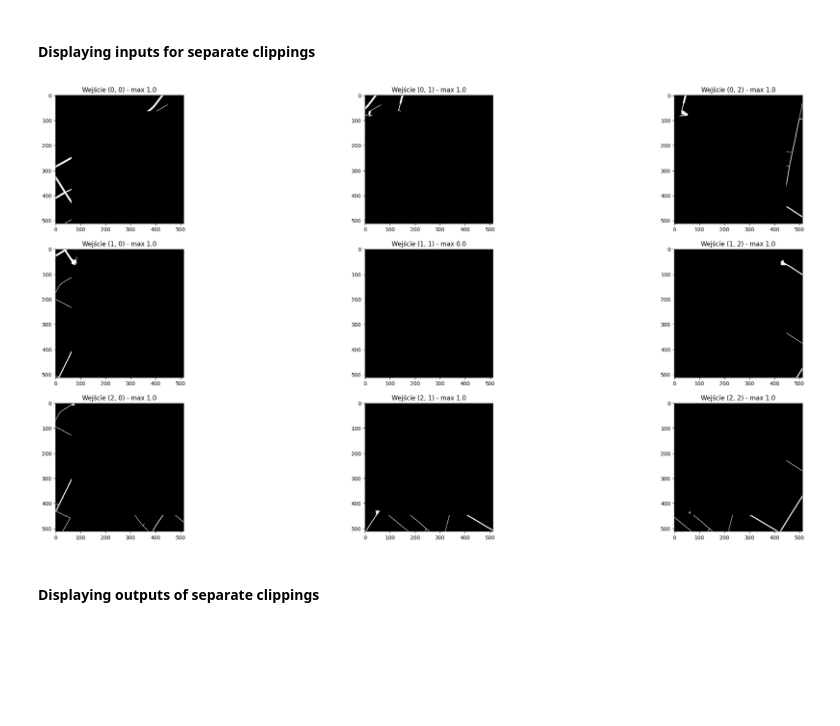
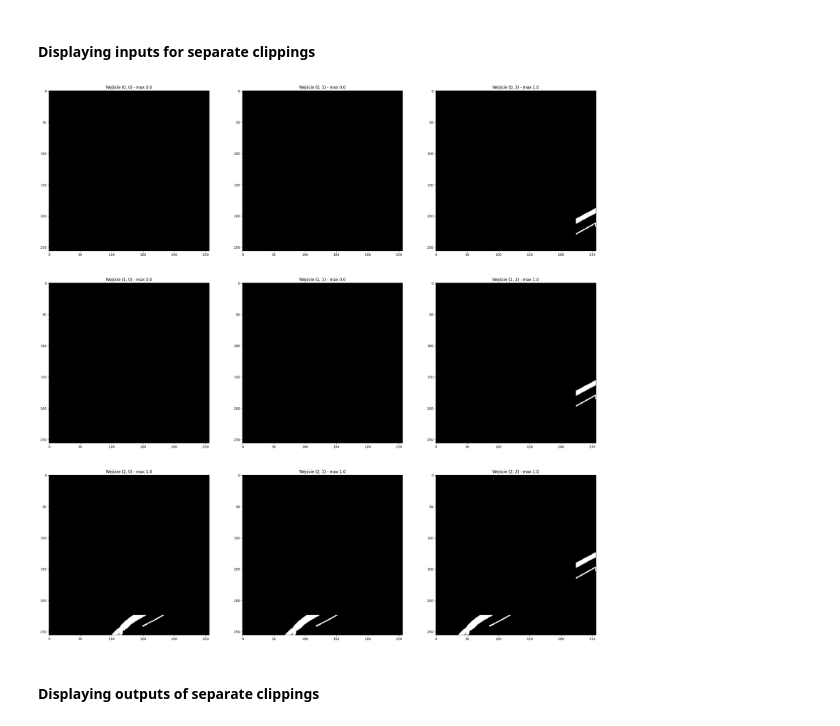
Before and after one commit to CRoadA/CRoadA, a Jupyter notebook: notebooks/evaluation_template.ipynb, the cells around one changed output. Saved outputs shown, nothing was run; the diff lists cells and outputs as text; code cells hidden in the pictures; blank space fills up the shorter version.

Commit message:
prediction fix

```diff
--- a/notebooks/evaluation_template.ipynb
+++ b/notebooks/evaluation_template.ipynb
@@ -21,9 +40,9 @@ from trainer.clipping_model import ClipModels, ClippingModel, tf
 
 model = ClippingModel(
     ClipModels.SHALLOWED_UNET,
-    clipping_size=512,
-    clipping_surplus=128,
-    path=os.path.join("..", "..", "models", "shallowed_unet_512_1m_is_street_only"),
+    clipping_size=256,
+    clipping_surplus=224,
+    path=os.path.join("..", "..", "models", "shallowed_unet_256_224_1m_is_street_only"),
     input_third_dimension=2,
     output_third_dimension=1,
 )
@@ -141,8 +167,8 @@ assert (
     metadata.third_dimension_size == 3
 ), "You have an outdated version of GridManager. Consider downloading grid files again to get all data..."
 
-fragment_row, fragment_col = 8000, 7000
-fragment_height, fragment_width = 1000, 1000
+fragment_row, fragment_col = 8450, 7450
+fragment_height, fragment_width = 150, 150
 
 segment_h, segment_w = metadata.segment_h, metadata.segment_w
 being_predicted = GridManager(
@@ -173,7 +199,9 @@ tmp[
 being_predicted.write_arbitrary_fragment(tmp, 0, 0)  # for instance some segment in the middle
 
 debug_imgs = []
-result = model.predict(being_predicted, debug_imgs)
+debug_outs = []
+
+result = model.predict(being_predicted, debug_imgs, debug_outs)
 img = result.read_arbitrary_fragment(
     0, 0, fragment_height - model.get_input_grid_surplus(), fragment_width - model.get_input_grid_surplus()
 )[:, :, PREDICT_GRID_INDICES.IS_STREET]
@@ -194,3 +222,16 @@ axs[1].set_title("is_street (input for the model)")
 fig, axs = plt.subplots(1, 2, figsize=(10, 5))
 axs[1].imshow(img, cmap="gray")  # predicted road
 axs[1].set_title("predicted road (OUTPUT)")
+## Another comparison
+fig, axs = plt.subplots(1, 2, figsize=(10, 5))
+cleaned = tmp[:, :, 1].copy()
+cleaned[tmp[:, :, 0].astype('bool')] = 0
+axs[0].imshow(cleaned, cmap="gray")
+axs[0].set_title("input for the model")
+supplied = cleaned.copy()
+supplied[
+    model._clipping_surplus // 2 : -model._clipping_surplus // 2,
+    model._clipping_surplus // 2 : -model._clipping_surplus // 2
+] = img
+axs[1].imshow(supplied, cmap="gray")  # predicted road
+axs[1].set_title("predicted road (OUTPUT)")
@@ -199,21 +251,21 @@ axs[1].set_title("predicted road (OUTPUT)")
 # %%
 import matplotlib.pyplot as plt
 from trainer.model import TRAINING_GRID_INDICES
 
 y_index, x_index = 0, 0
 rows_n, cols_n = 3, 3
 
-fig, axs = plt.subplots(max(2, rows_n), max(2, cols_n), figsize=(30, 15))
+fig, axs = plt.subplots(max(2, rows_n), max(2, cols_n), figsize=(30, 30))
 plt.gray()
 
 for i in range(rows_n):
     for j in range(cols_n):
         ax = axs[i, j]
         img = debug_imgs[y_index + i][x_index + j][:, :, TRAINING_GRID_INDICES.IS_STREET]
         ax.set_title(f"Wejście {(i, j)} - max {img.max()}")
         ax.imshow(img)
 # %% [output]
-[figure, old version]
+[figure, new version]
 # %% [markdown]
 #### Displaying outputs of separate clippings
 # %%
```
Also changed, not shown: parts of 5 cells of this notebook, 1 other file.
